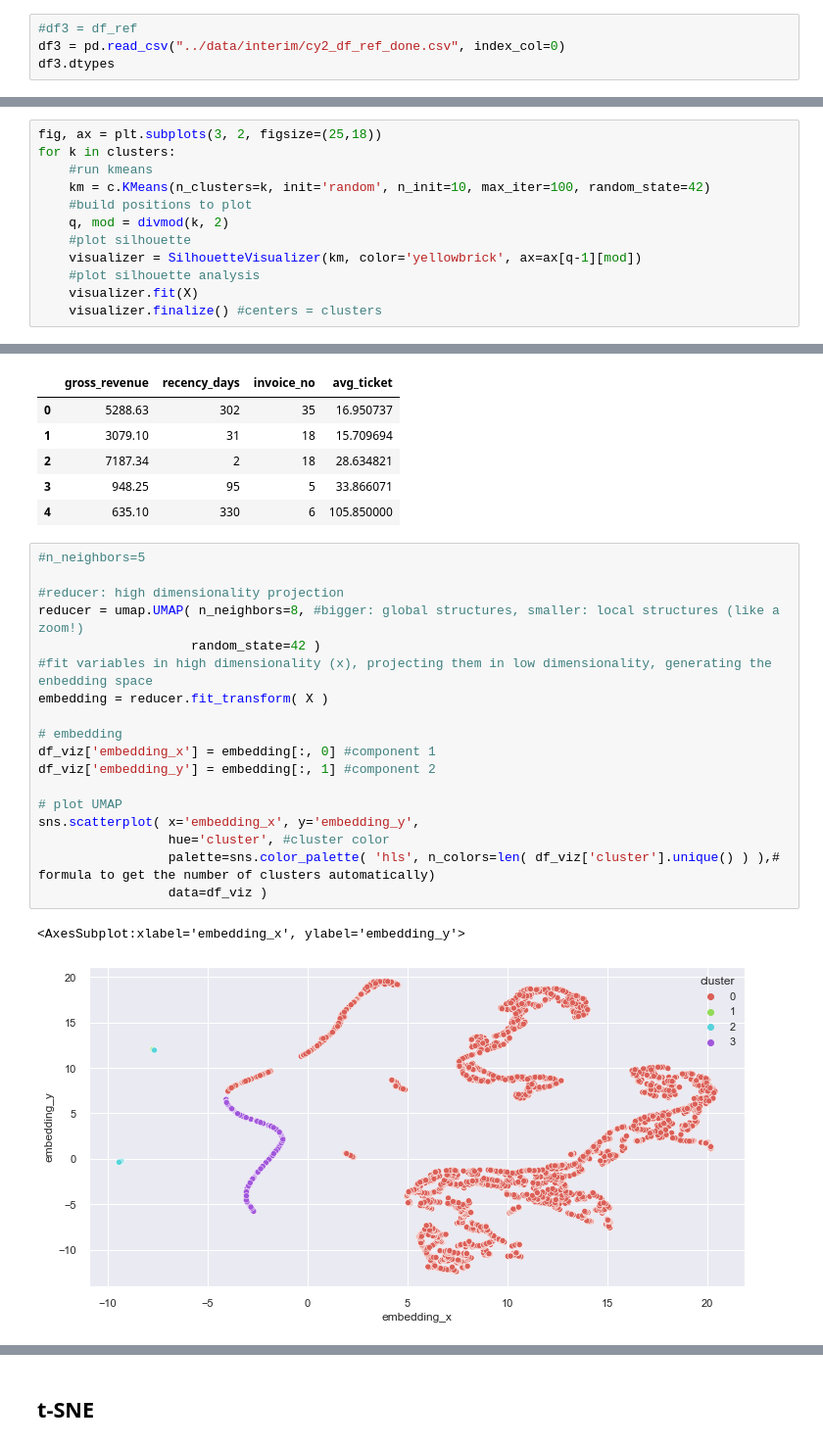
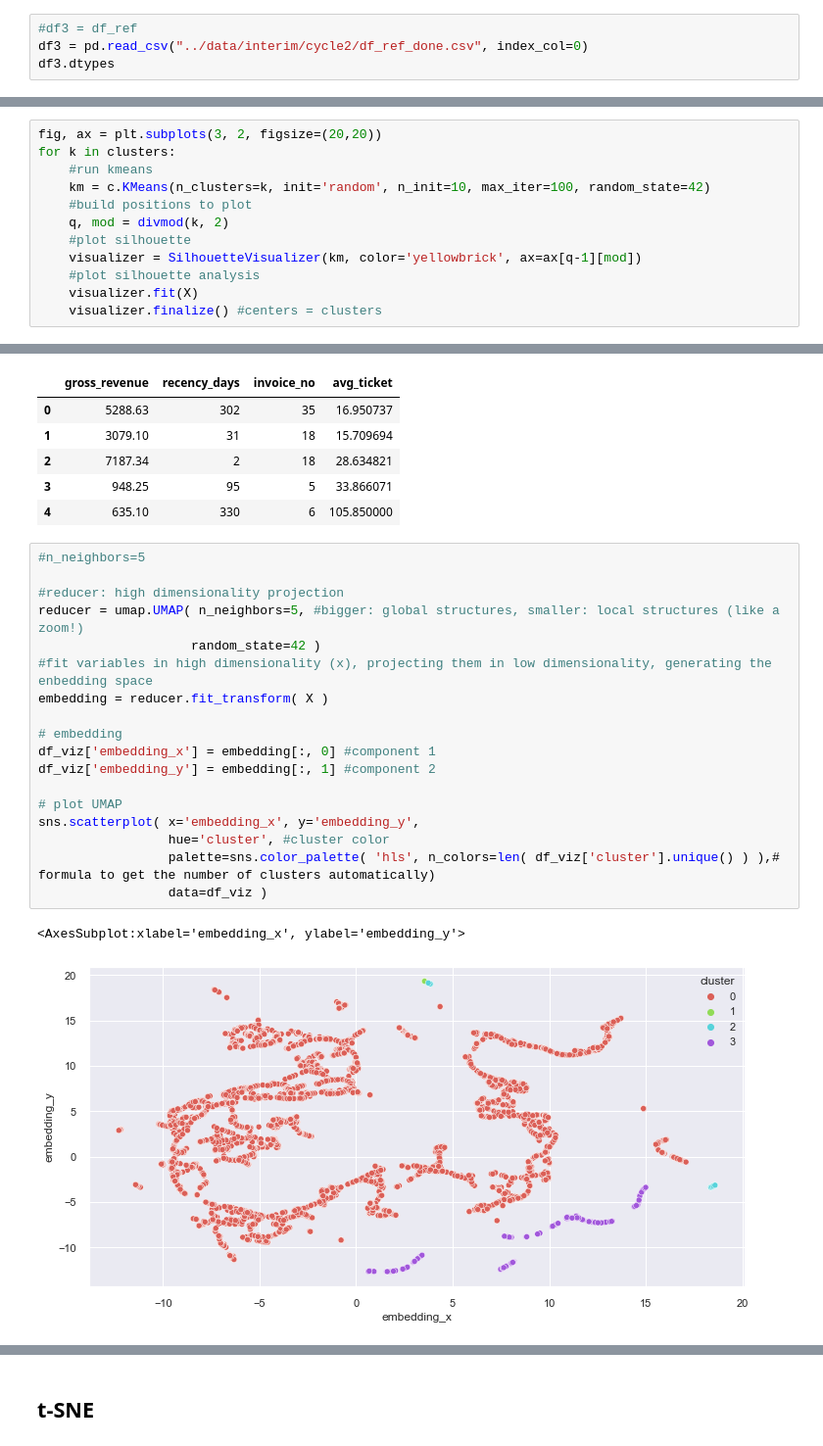
Before and after one commit to nortonvanz/Fidelity-Program, a Jupyter notebook: notebooks/2.0-nmv-end-to-end-fidelity-program-clustering.ipynb, the cells around one changed output, grey strips where cells are left out. Shown at 98% size. Drawn from its saved outputs; the diff is of its cells as text.

```diff
--- a/notebooks/2.0-nmv-end-to-end-fidelity-program-clustering.ipynb
+++ b/notebooks/2.0-nmv-end-to-end-fidelity-program-clustering.ipynb
@@ -675,6 +489,6 @@ df_ref.to_csv("../data/interim/cy2_df_ref_done.csv")
 # %%
 #df3 = df_ref
-df3 = pd.read_csv("../data/interim/cy2_df_ref_done.csv", index_col=0)
+df3 = pd.read_csv("../data/interim/cycle2/df_ref_done.csv", index_col=0)
 df3.dtypes
 # %% [output]
 customer_id        int64
@@ -762,7 +578,7 @@ kmeans.show();
 # %% [markdown]
 # Silhouette Analysis
 # %%
-fig, ax = plt.subplots(3, 2, figsize=(25,18))
+fig, ax = plt.subplots(3, 2, figsize=(20,20))
 for k in clusters:
     #run kmeans
     km = c.KMeans(n_clusters=k, init='random', n_init=10, max_iter=100, random_state=42)
@@ -876,22 +690,22 @@ X.head()
 # %%
 #n_neighbors=5
 
 #reducer: high dimensionality projection
-reducer = umap.UMAP( n_neighbors=8, #bigger: global structures, smaller: local structures (like a zoom!)
+reducer = umap.UMAP( n_neighbors=5, #bigger: global structures, smaller: local structures (like a zoom!)
                     random_state=42 )
 #fit variables in high dimensionality (x), projecting them in low dimensionality, generating the enbedding space
 embedding = reducer.fit_transform( X )
 
 # embedding
 df_viz['embedding_x'] = embedding[:, 0] #component 1
 df_viz['embedding_y'] = embedding[:, 1] #component 2
 
 # plot UMAP
 sns.scatterplot( x='embedding_x', y='embedding_y',
                  hue='cluster', #cluster color
                  palette=sns.color_palette( 'hls', n_colors=len( df_viz['cluster'].unique() ) ),# formula to get the number of clusters automatically)
                  data=df_viz )
 # %% [output]
 <AxesSubplot:xlabel='embedding_x', ylabel='embedding_y'>
-[figure, old version]
+[figure, new version]
 # %%
```
Also changed, not shown: parts of 55 cells of this notebook.
